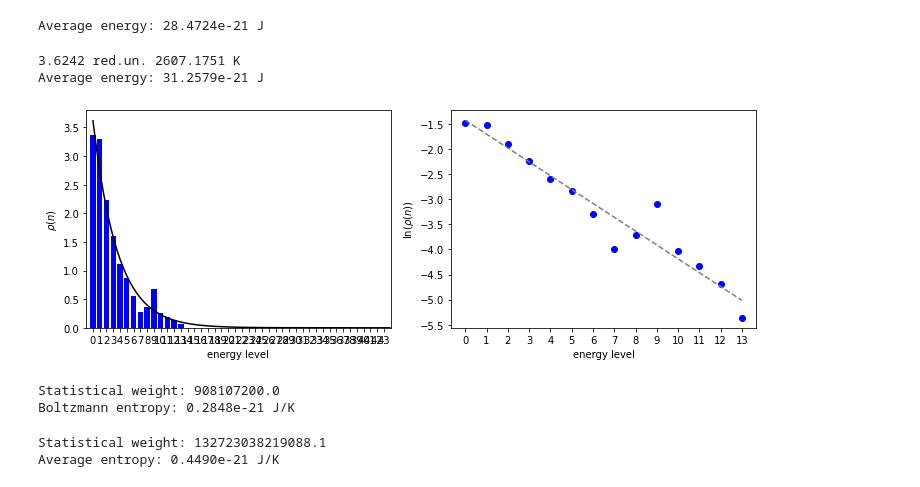
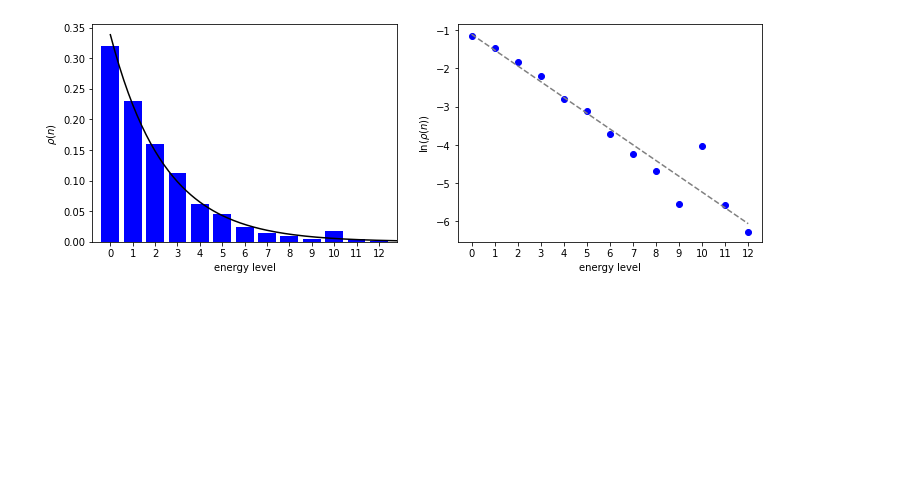
Before and after one commit to radostmilena/simbo, a Jupyter notebook: Simbo.ipynb, the cells around one changed output. Saved outputs shown, nothing was run; the diff lists cells and outputs as text; code cells hidden in the pictures; blank space fills up the shorter version.

```diff
--- a/Simbo.ipynb
+++ b/Simbo.ipynb
@@ -6,8 +6,8 @@ from scipy import constants
 from scipy.linalg import lstsq
 from matplotlib.animation import FuncAnimation
 import matplotlib.gridspec as gridspec
-from Simbo import generate_levels, getrand, setzero, exchange, recdist, accum, calc_Eav, calc_Bolt_ent, calc_av_ent, calc_prob_temp
-plt.rcParams.update({'font.size': 6.5})
+from Simbo import generate_levels, getrand, setzero, exchange, recdist, accum, calc_Eav
+from Simbo import calc_Bolt_ent, calc_av_ent, calc_prob_temp, find_max, find_skips, plot_prob_temp
 
 k_B = constants.value(u'Boltzmann constant')
 h = constants.value(u'Planck constant')
@@ -126,21 +155,6 @@ animation = FuncAnimation(fig, animation_frame, frames=frames_no, interval=50, r
-# %%
-calc_Eav(maxlev, distr, nop)
-# %% [output]
-Average energy: 28.4724e-21 J
 # %%
 %matplotlib inline
-calc_prob_temp(dist_sum, nop)
+plot_prob_temp(dist_sum, nop, max_level)
+plt.savefig('Boltzmann.pdf')
 # %% [output]
-3.6242 red.un. 2607.1751 K
-Average energy: 31.2579e-21 J
-[figure, old version]
+[figure, new version]
-# %%
-calc_Bolt_ent(nop, distr)
-# %% [output]
-Statistical weight: 908107200.0
-Boltzmann entropy: 0.2848e-21 J/K
-# %%
-calc_av_ent(nop, dist_sum)
-# %% [output]
-Statistical weight: 132723038219088.1
-Average entropy: 0.4490e-21 J/K
```
Also changed, not shown: parts of 1 cell of this notebook, 1 other file.
